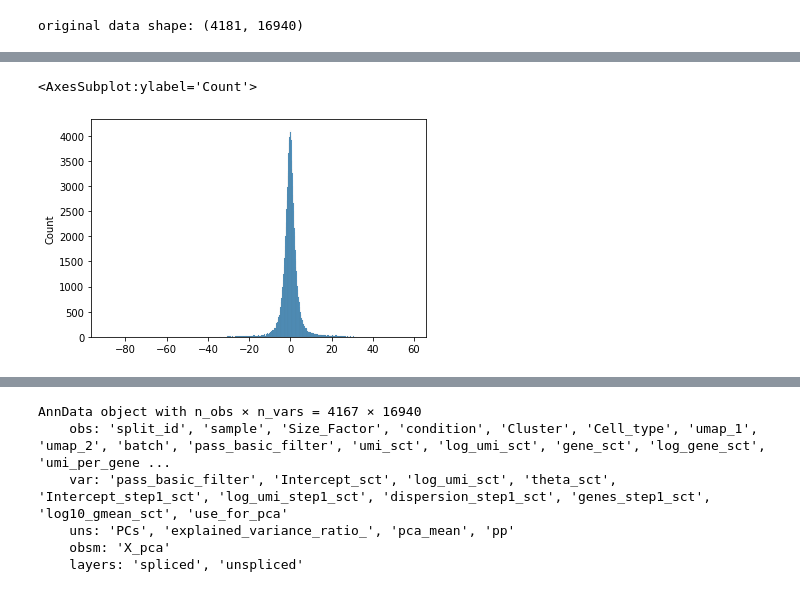
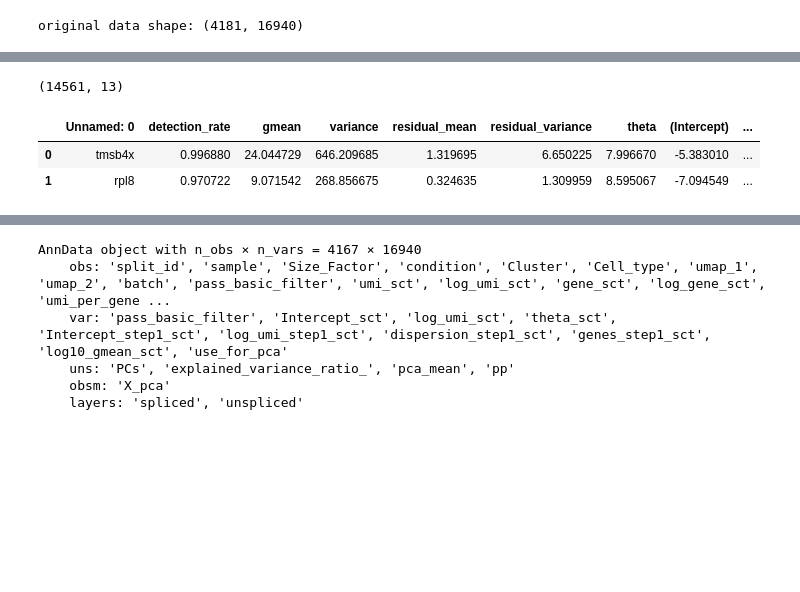
Before and after one commit to aristoteleo/dynamo-notebooks, a Jupyter notebook: normalization/seurat-sctransform-benchmark-zebrafish.ipynb, the cells around one changed output, grey strips where cells are left out. Cells and saved outputs as stored; diff of their text form; code cells hidden in the pictures; blank space fills up the shorter version.

```diff
--- a/normalization/seurat-sctransform-benchmark-zebrafish.ipynb
+++ b/normalization/seurat-sctransform-benchmark-zebrafish.ipynb
@@ -37,6 +50,8 @@ seurat_X_pca[:2]
-# %%
-X_pca_arr = seurat_X_pca.to_numpy().flatten()
-sns.histplot(X_pca_arr)
-# %% [output]
-<AxesSubplot:ylabel='Count'>
-[figure, removed]
+# %%
+print(seurat_features.shape)
+seurat_features[:2]
+# %% [output]
+(14561, 13)
+|  | Unnamed: 0 | detection_rate | gmean | variance | residual_mean | residual_variance | theta | (Intercept) | ... |
+| 0 | tmsb4x | 0.996880 | 24.044729 | 646.209685 | 1.319695 | 6.650225 | 7.996670 | -5.383010 | ... |
+| 1 | rpl8 | 0.970722 | 9.071542 | 268.856675 | 0.324635 | 1.309959 | 8.595067 | -7.094549 | ... |
```
Also changed, not shown: parts of 22 cells of this notebook, 2 other files.
